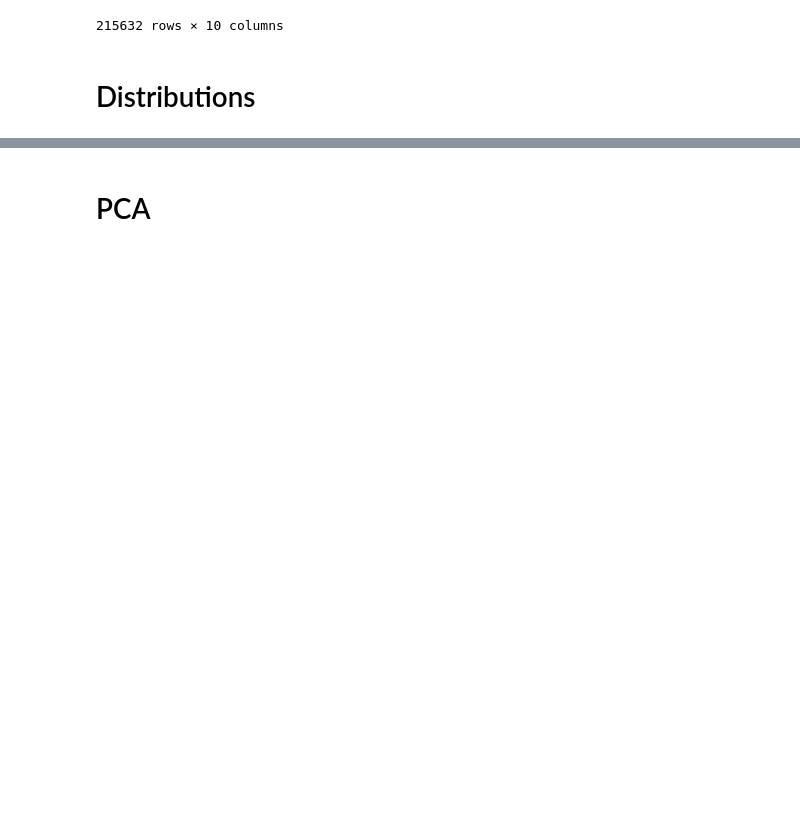
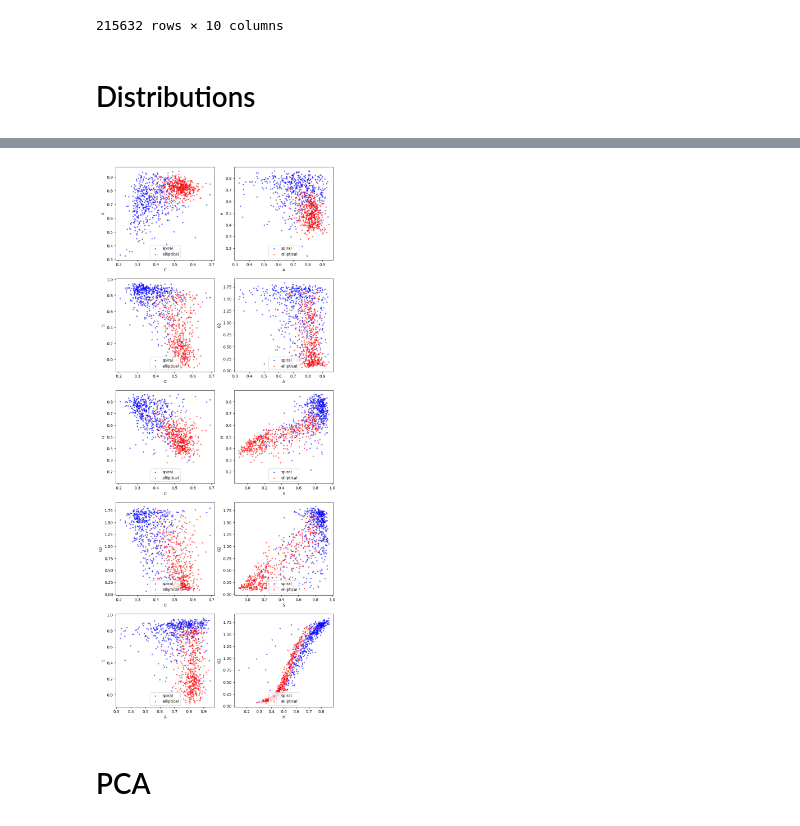
Before and after one commit to mhassans/galaxyMorphology, a Jupyter notebook: PCAandDistributions.ipynb, the cells around one changed output, grey strips where cells are left out. Drawn from its saved outputs; the diff is of its cells as text; code cells hidden in the pictures; blank space fills up the shorter version.

```diff
--- a/PCAandDistributions.ipynb
+++ b/PCAandDistributions.ipynb
@@ -61,3 +66,24 @@ features_grouped_by_label(df[df['K']>5], features=['C', 'A', 'S', 'H', 'G2'], ex
+# %%
+def features_grouped_by_label_2D(df, features=['C', 'A', 'S', 'H', 'G2'], extra_title=''):
+    nDataPointsToPlot = 500
+    combs = list(itertools.combinations(features, 2)) #all pairs of features
+    fig, axs = plt.subplots(nrows=int(len(combs)/2), ncols=2, figsize=(2*5, int(5*len(combs)/2)))
+    markerSize = 6
+    alpha = 0.5
+    for i, feature_pair in enumerate(combs):
+        f1, f2 = feature_pair
+        axs[i%5, int(i/5)].scatter(df[f1][df['SPIRAL']==1].iloc[:nDataPointsToPlot], df[f2][df['SPIRAL']==1].iloc[:nDataPointsToPlot], c='blue', s=markerSize, alpha=alpha, label='spiral')
+        axs[i%5, int(i/5)].scatter(df[f1][df['SPIRAL']==0].iloc[:nDataPointsToPlot], df[f2][df['SPIRAL']==0].iloc[:nDataPointsToPlot], c='red', s=markerSize, alpha=alpha, label='elliptical')
+        #axs[i].set_title(f1+' vs '+f2 + extra_title)
+        axs[i%5, int(i/5)].legend(loc='lower center',bbox_to_anchor=(0, 0, 1, 1))
+        axs[i%5, int(i/5)].set_xlabel(f1)
+        axs[i%5, int(i/5)].set_ylabel(f2)
+    plt.show()
+# %%
+minK=20
+features_grouped_by_label_2D(df[df['K']>minK])
+# %% [output]
+[figure, added]
 # %% [markdown]
 # PCA
 # %%
```
Also changed, not shown: parts of 7 cells of this notebook.
